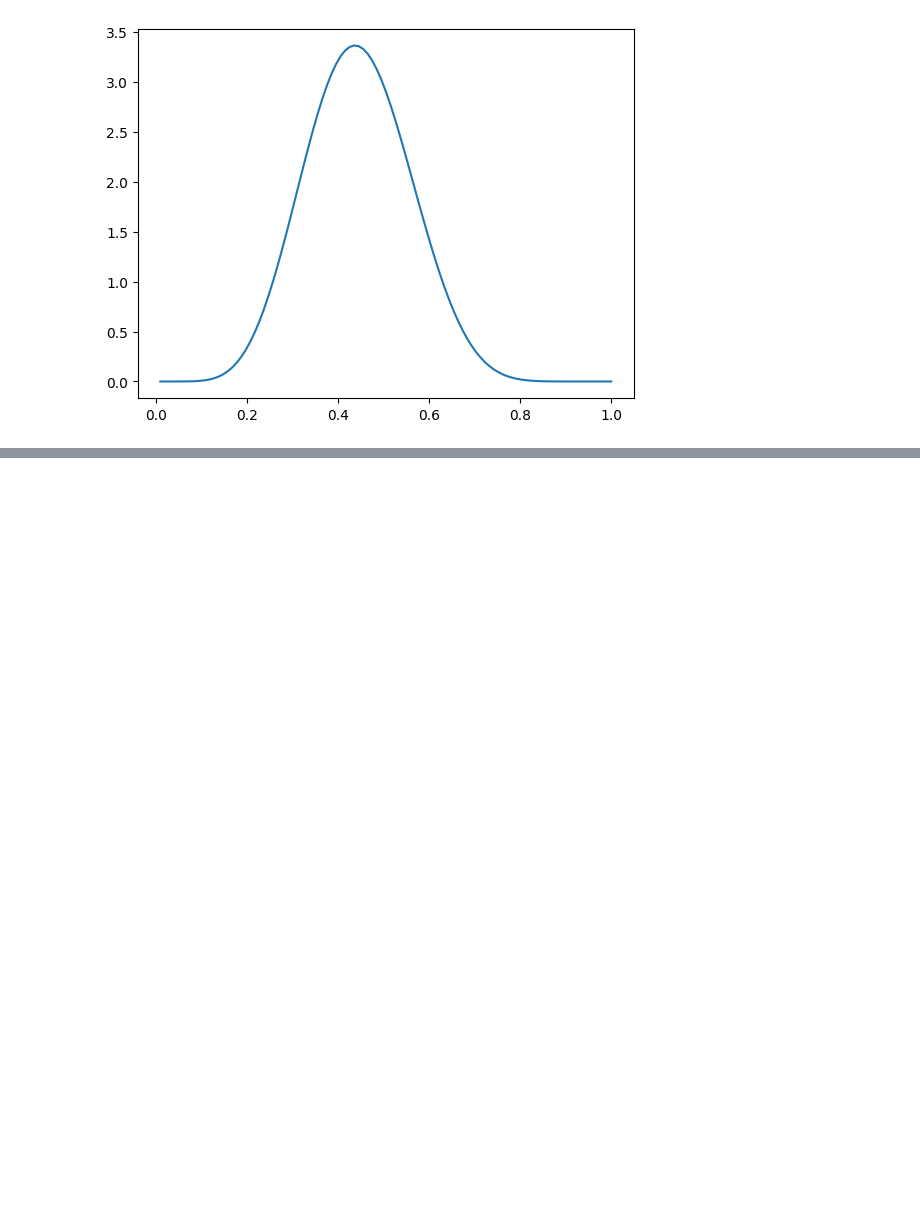
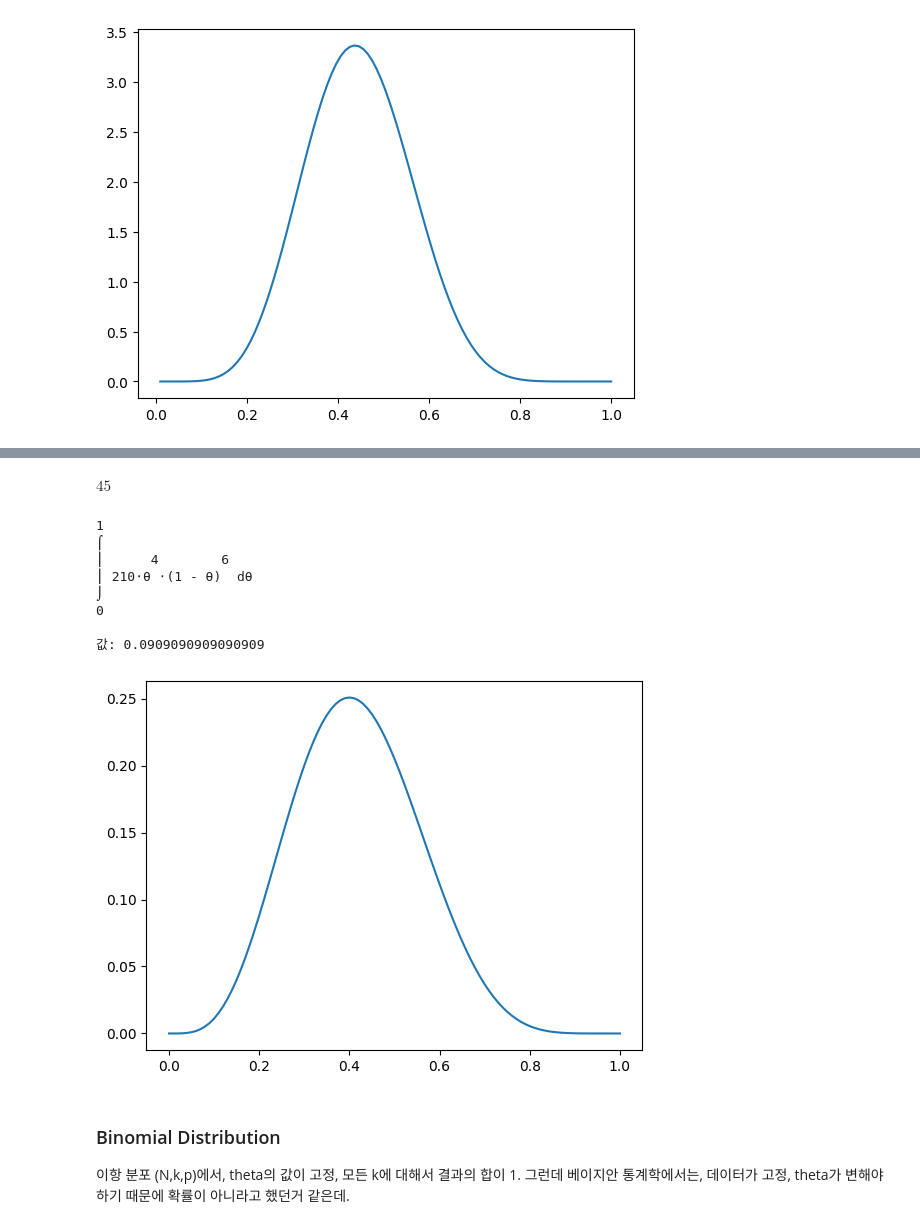
Before and after one commit to daksae98/mathematics-for-machine-learning, a Jupyter notebook: BayesianStatistics/prior_predictive_distribution_experiment.ipynb, the cells around one changed output, grey strips where cells are left out. Drawn from its saved outputs; the diff is of its cells as text; code cells hidden in the pictures; blank space fills up the shorter version.

Commit message:
BayesianStatistics-Distribution Functions

```diff
--- a/BayesianStatistics/prior_predictive_distribution_experiment.ipynb
+++ b/BayesianStatistics/prior_predictive_distribution_experiment.ipynb
@@ -75,0 +80,41 @@ IntegralBetaSy(8,10)
+# %%
+def Binomial(N,k):
+    def BinomialDistribution(theta):
+        return math.comb(N,k)*theta**k*(1-theta)**(N-k)
+
+    return BinomialDistribution
+# %%
+sy.factorial(10)/sy.factorial(8)/sy.factorial(2)
+# %% [output]
+$\displaystyle 45$
+# %%
+def BinomialSy(N,k):
+    BinomialDistribution = Binomial(N,k)
+
+    x = np.linspace(0,1,101)
+
+    points = np.array([[t, BinomialDistribution(t)] for t in x])
+
+    plt.plot(points[:,0],points[:,1])
+
+    theta = sy.symbols('theta')
+    binomialFormula =sy.factorial(N)/sy.factorial(k)/sy.factorial(N-k)*theta**k*(1-theta)**(N-k)
+    I = sy.Integral(binomialFormula,(theta,0,1))
+    print(sy.pretty(I))
+    print('\n값:',sy.integrate(binomialFormula,(theta,0,1)).evalf())
+# %%
+BinomialSy(10,4)
+# %% [output]
+1
+⌠
+⎮      4        6
+⎮ 210⋅θ ⋅(1 - θ)  dθ
+⌡
+0
+
+값: 0.0909090909090909
+[figure, added]
+# %% [markdown]
+### Binomial Distribution
+이항 분포 (N,k,p)에서, theta의 값이 고정, 모든 k에 대해서 결과의 합이 1.
+그런데 베이지안 통계학에서는, 데이터가 고정, theta가 변해야 하기 때문에 확률이 아니라고 했던거 같은데.
```
Also changed, not shown: parts of 7 cells of this notebook, 4 other files.
